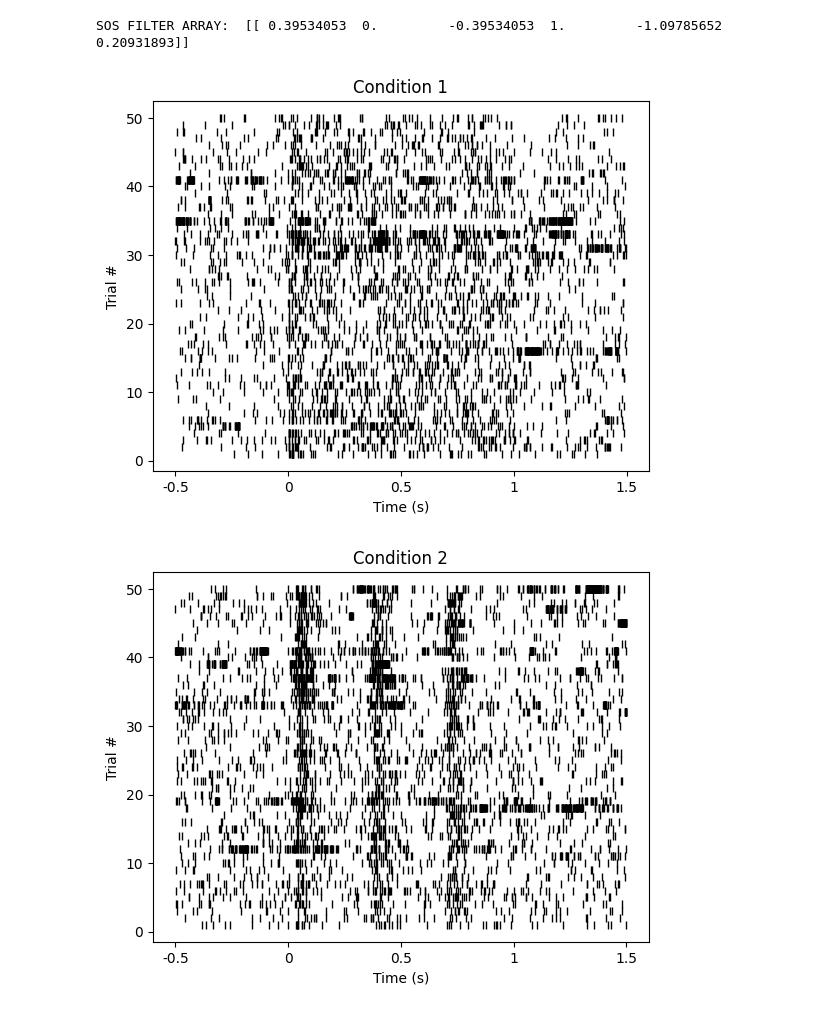
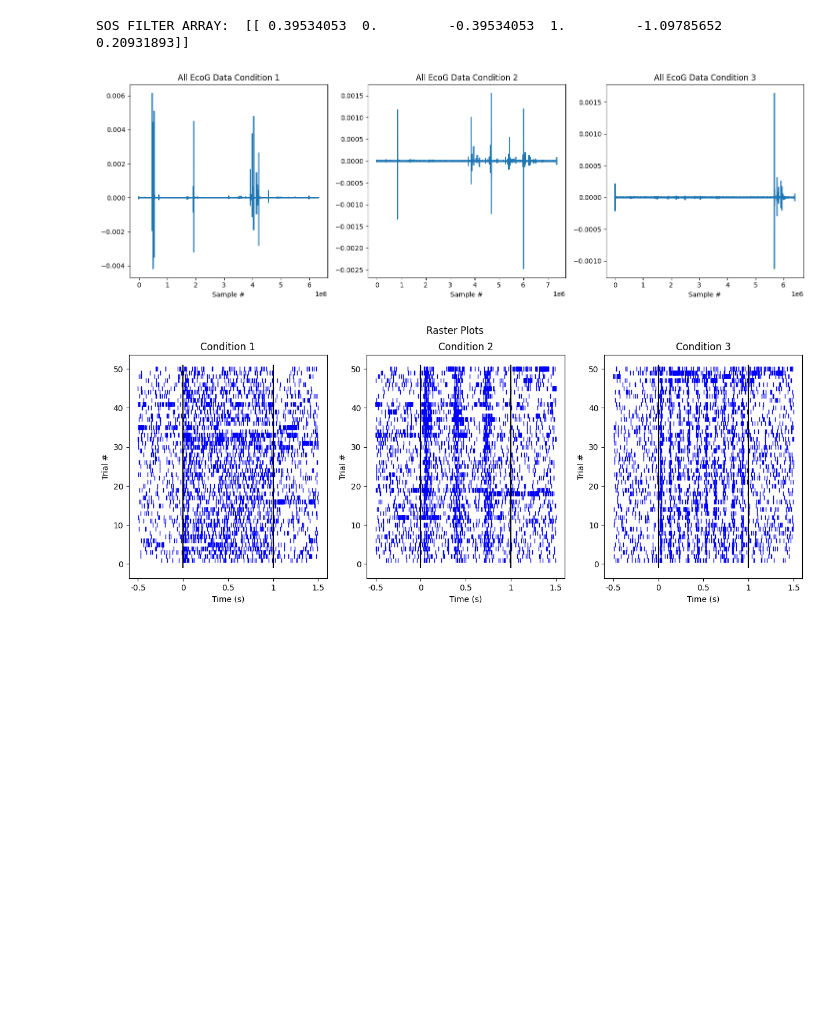
Before and after one commit to brownj47/ecog_signal_processing, a Jupyter notebook: process_signal.ipynb, the cells around one changed output. Drawn from its saved outputs; the diff is of its cells as text; code cells hidden in the pictures; blank space fills up the shorter version.

```diff
--- a/process_signal.ipynb
+++ b/process_signal.ipynb
@@ -93,24 +94,46 @@ threshold_condition_2 = 3 * sigma_condition_2
 threshold_condition_3 = 3 * sigma_condition_3
 # %% [output]
 SOS FILTER ARRAY:  [[ 0.39534053  0.         -0.39534053  1.         -1.09785652  0.20931893]]
+# %%
+# Data exploration
+
+fig, axs = plt.subplots(1, 3, figsize=(15, 5))
+
+axs[0].plot(filtered_data_condition_1, label="ECOG 1")
+axs[0].set_title("All EcoG Data Condition 1")
+axs[0].set_xlabel("Sample #")
+
+axs[1].plot(filtered_data_condition_2, label="ECOG 2")
+axs[1].set_title("All EcoG Data Condition 2")
+axs[1].set_xlabel("Sample #")
+
+axs[2].plot(filtered_data_condition_3, label="ECOG 3")
+axs[2].set_title("All EcoG Data Condition 3")
+axs[2].set_xlabel("Sample #")
+
+plt.tight_layout()
+plt.show()
+# %% [output]
+[figure, added]
+# %%
+def create_raster_plot(trials, axs ,condition_number):
+
+    for trial in trials:  # for each trial
+        axs.plot(
+        trial["spike_times"],
+        np.ones(len(trial["spike_times"])) * trial["trial_number"],
+        "b|",
+    )
+
+    axs.set_xticks(ticks=[0, 0.5, 1, 1.5, 2], labels=[-0.5, 0, 0.5, 1, 1.5])
+
+    axs.vlines([0.5, 1.5], -1, 51,"k")
+
+    axs.set_xlabel("Time (s)")
+    axs.set_ylabel("Trial #")
+    axs.set_title("Condition " + str(condition_number))
+    # plt.show()
 # %%
-def create_raster_plot(trials, condition_number):
-
-    plt.figure()
-    for trial in trials:  # for each trial
-        plt.plot(
-        trial["spike_times"],
-        np.ones(len(trial["spike_times"])) * trial["trial_number"],
-        "k|",
-    )
-
-    plt.xticks(ticks=[0, 0.5, 1, 1.5, 2], labels=[-0.5, 0, 0.5, 1, 1.5])
-
-    plt.xlabel("Time (s)")
-    plt.ylabel("Trial #")
-    plt.title("Condition " + str(condition_number))
-    plt.show()
-
 def trial_runner(filtered_data, stimulation_start_times, threshold):
 
     trials = [
@@ -153,17 +176,19 @@ def trial_runner(filtered_data, stimulation_start_times, threshold):
 # %%
 trials_condition_1 = trial_runner(
     filtered_data_condition_1, STIM_TIMES[0], threshold_condition_1
 )
 trials_condition_2 = trial_runner(
     filtered_data_condition_2, STIM_TIMES[1], threshold_condition_2
 )
 trials_condition_3 = trial_runner(
     filtered_data_condition_3, STIM_TIMES[2], threshold_condition_3
 )
 
-create_raster_plot(trials_condition_1, 1)
-create_raster_plot(trials_condition_2, 2)
-create_raster_plot(trials_condition_3, 3)
+fig, axs = plt.subplots(1, 3, figsize=(15, 5))
+fig.suptitle("Raster Plots")
+
+create_raster_plot(trials_condition_1, axs[0], 1)
+create_raster_plot(trials_condition_2,axs[1], 2)
+create_raster_plot(trials_condition_3,axs[2], 3)
 # %% [output]
-[figure, old version]
+[figure, new version]
-[figure, removed]
```
Also changed, not shown: parts of 4 cells of this notebook.
